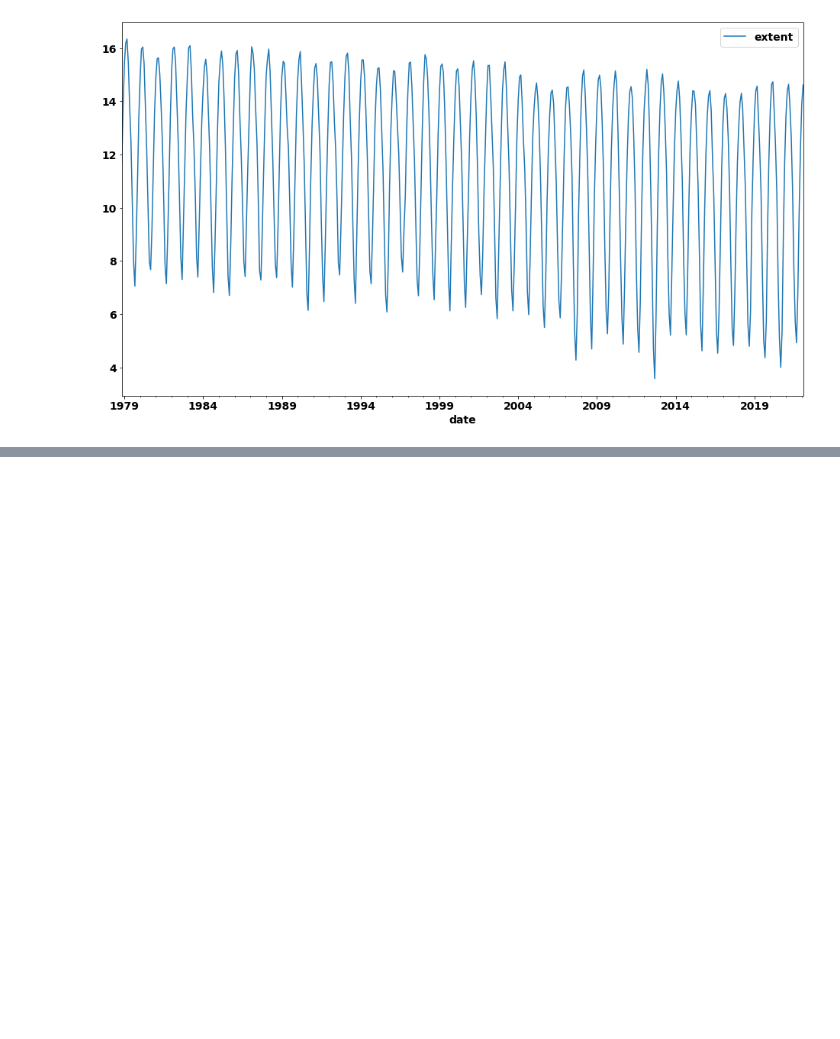
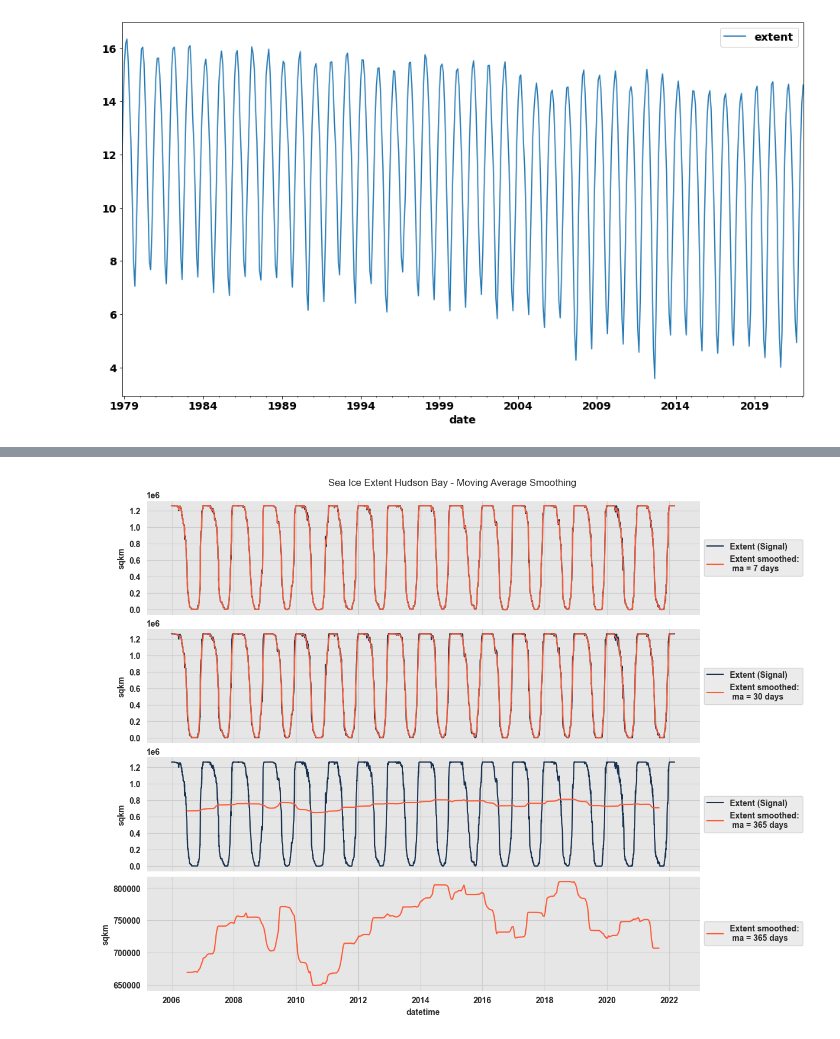
Before and after one commit to KathGo/ice_cream, a Jupyter notebook: notebooks/EDA.ipynb, the cells around one changed output, grey strips where cells are left out. Drawn from its saved outputs; the diff is of its cells as text; code cells hidden in the pictures; blank space fills up the shorter version.

```diff
--- a/notebooks/EDA.ipynb
+++ b/notebooks/EDA.ipynb
@@ -369,0 +534,46 @@ df_month.plot(x='date', y='extent');
+# %%
+sns.set_style(
+    style='darkgrid',
+    rc={'axes.facecolor': '.9', 'grid.color': '.8'}
+)
+NF_ORANGE = '#ff5a36'
+NF_BLUE = '#163251'
+cmaps_hex = ['#193251','#FF5A36','#1E4485', '#99D04A','#FF5A36', '#DB6668']
+sns.set_palette(palette=cmaps_hex)
+sns_c = sns.color_palette(palette=cmaps_hex)
+%matplotlib inline
+from pandas.plotting import register_matplotlib_converters
+register_matplotlib_converters()
+
+plt.rcParams['figure.figsize'] = [12, 6]
+plt.rcParams['figure.dpi'] = 100
+# %%
+# Plot moving average of different length (week, month, year)
+ma = [7, 30, 365]
+
+smooth_daily_df_hb = df_hb
+#    .reset_index() \
+#    .assign(date = lambda x: x['date'].transform(pd.to_datetime))
+
+# Smooth and plot
+fig, ax = plt.subplots(4, 1, figsize=(12, 9), constrained_layout=True,sharex=True)
+
+for i, m in enumerate(ma):
+
+    smooth_daily_df_hb[f'extent_smooth_ma_{m}'] = smooth_daily_df_hb['HB_extent'].rolling(window=m,center=True).mean()
+
+    sns.lineplot(x='datetime', y='HB_extent', label='Extent (Signal)', data=smooth_daily_df_hb,  ax=ax[i])
+    sns.lineplot(x='datetime', y=f'extent_smooth_ma_{m}', label=f'Extent smoothed:\n ma = {m} days', data=smooth_daily_df_hb, color=NF_ORANGE, ax=ax[i])
+
+
+    ax[i].legend(title='', loc='center left', bbox_to_anchor=(1, 0.5))
+    ax[i].set(title='', ylabel=r'sqkm');
+
+sns.lineplot(x='datetime', y=f'extent_smooth_ma_{m}', label=f'Extent smoothed:\n ma = {m} days', data=smooth_daily_df_hb, color=sns_c[1], ax=ax[i+1])
+ax[i+1].legend(title='', loc='center left', bbox_to_anchor=(1, 0.5))
+ax[i+1].set(title='', ylabel=r'sqkm');
+
+
+plt.suptitle('Sea Ice Extent Hudson Bay - Moving Average Smoothing', y=1.02);
+# %% [output]
+[figure, added]
```
Also changed, not shown: parts of 27 cells of this notebook.
